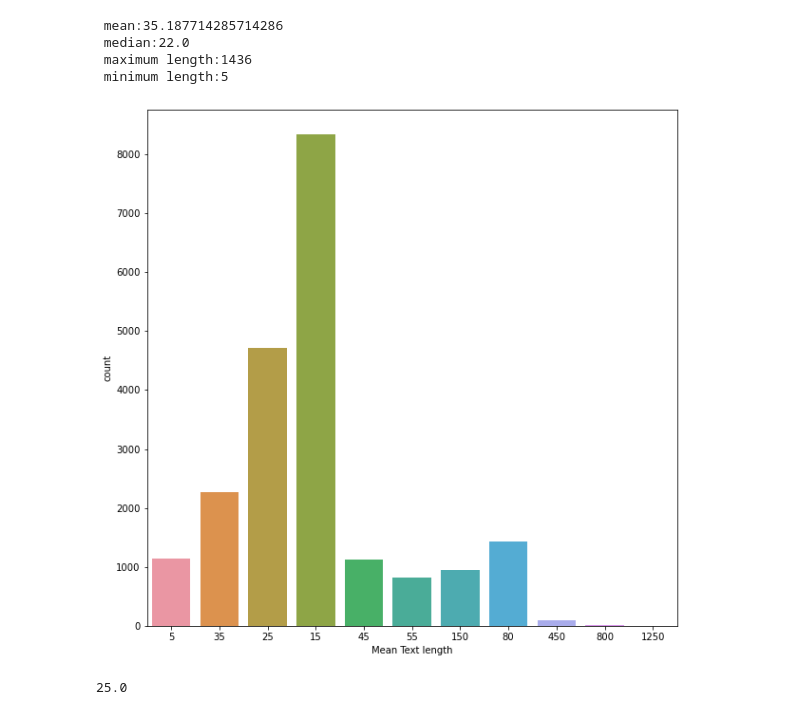
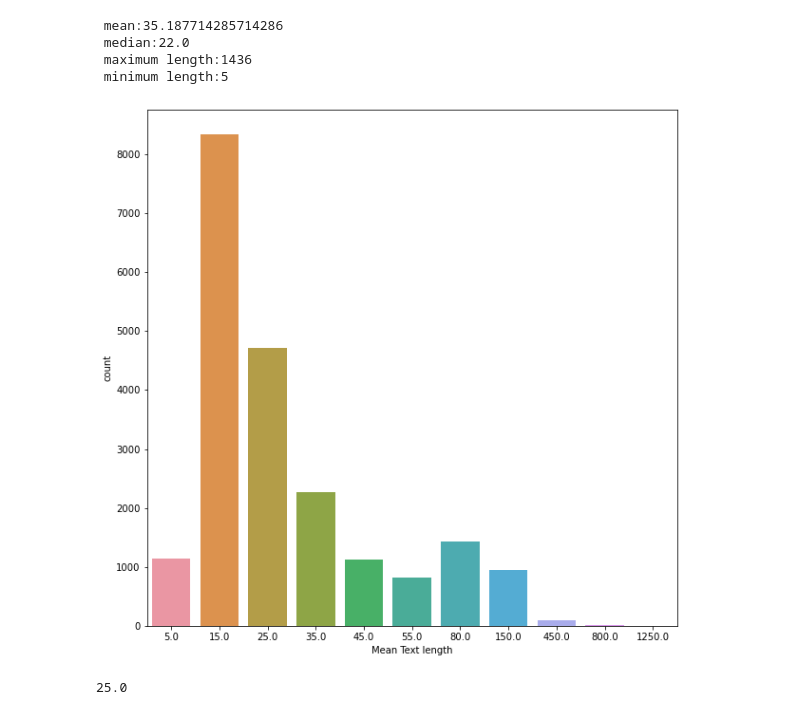
Before and after one commit to Sooryak12/FakeReviewDetectionLSTM, a Jupyter notebook: fakereview2.ipynb, the cells around one changed output. Drawn from its saved outputs; the diff is of its cells as text; code cells hidden in the pictures.

Commit message:
length is found in different way

```diff
--- a/fakereview2.ipynb
+++ b/fakereview2.ipynb
@@ -109,13 +75,13 @@ dfs.head()
 # %% [output]
 True
 # %%
-nltk.download('punkt')
+#nltk.download('punkt')
 def stop(text):
     clean_sent =[]
     for w in word_tokenize(text):
         if not w in stopwords:
             clean_sent.append(w)
-    return " ".join(clean_sent)
+    return (" ".join(clean_sent))
 
 wordnet_lemmatizer = WordNetLemmatizer()
 
@@ -124,8 +90,3 @@ def lemmatize(text):
     word_tokens = nltk.word_tokenize(text)
     lemmatized_word = [wordnet_lemmatizer.lemmatize(word) for word in word_tokens]
     return (" ".join(lemmatized_word))
-
-
-
-def tokenizee(text):
-    return word_tokenize(text)
@@ -136,7 +93,6 @@ def tokenizee(text):
 # %%
 dfs["reviews"]=dfs["reviews"].apply(lemmatize)
 dfs["reviews"]=dfs["reviews"].apply(stop)
-dfs["reviews"]=dfs["reviews"].apply(tokenizee)
 # %%
 dfs["reviews"][10]
 # %% [output]
@@ -147,0 +100,2 @@ for i in range (len(dfs["reviews"])):
+# %%
+dfs["length"]=dfs["reviews"].apply(lambda x: len(x.split()))
@@ -193,10 +160,12 @@ for i in range(len(length)):
+# %%
+dfs["textcat"]=dfs["length"].apply(category)
 # %%
 plt.figure(figsize=(10,10))
-ax=sns.countplot(cat)
+ax=sns.countplot(dfs["textcat"])
 ax.set(xlabel="Mean Text length")
 plt.show()
 # %% [output]
-[figure, old version]
+[figure, new version]
 # %%
 (15+25+35)/3
 # %% [output]
```
Also changed, not shown: parts of 45 cells of this notebook.
